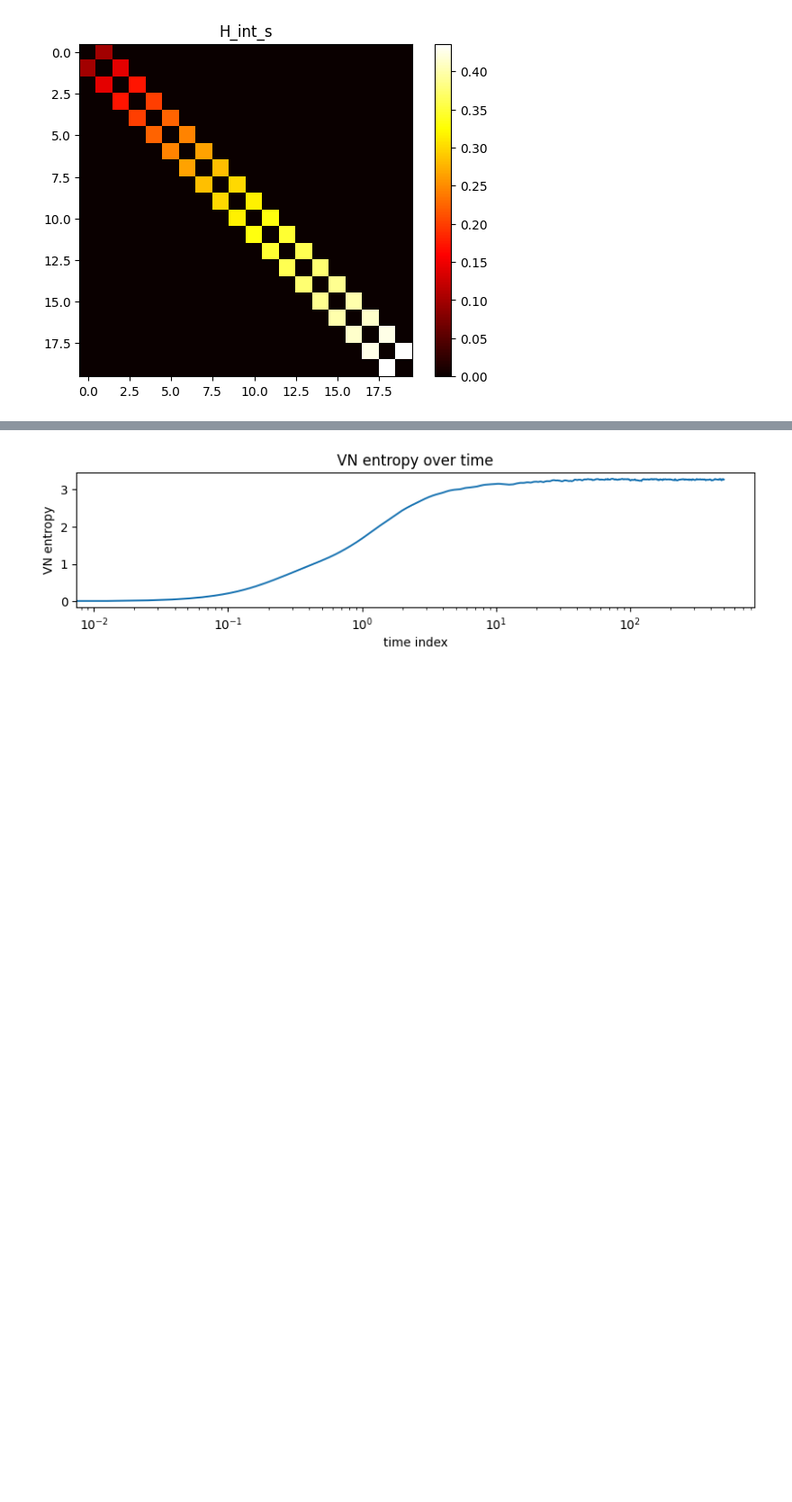
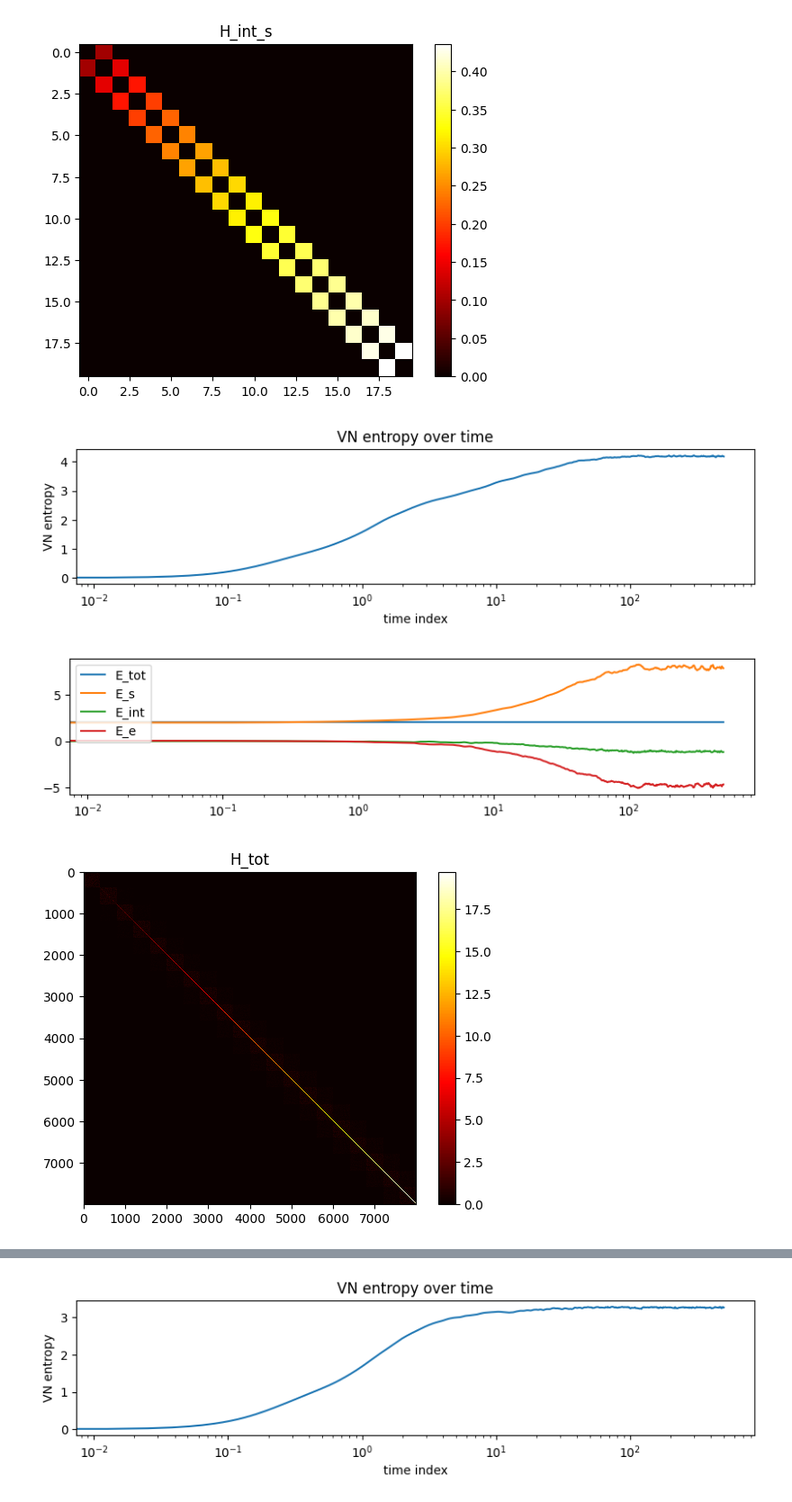
Before and after one commit to MarinAndreGirard/ACL, a Jupyter notebook: Working/thermalization.ipynb, the cells around one changed output, grey strips where cells are left out. Shown at 90% size. Cells and saved outputs as stored; diff of their text form; code cells hidden in the pictures; blank space fills up the shorter version.

```diff
--- a/Working/thermalization.ipynb
+++ b/Working/thermalization.ipynb
@@ -136,14 +136,18 @@ eigen = eig(H_list)
 # %%
 plot_VN(result,tlist,1)
 plt.show()
-[E_tot,E_s,E_int,E_e]=exp_val_time(result, H_list, info)
+[E_tot,E_s,E_int,E_e]=exp_val_time(result, H_list, tlist)
 plt.figure(figsize=(10, 2))
 plt.plot(tlist,E_tot)
 plt.plot(tlist,E_s)
 plt.plot(tlist,E_int)
 plt.plot(tlist,E_e)
 plt.xscale("log")
 plt.legend(["E_tot","E_s","E_int","E_e"])
 plt.show()
 
 plot_hamiltonians(H_list)
+# %% [output]
+[figure, added]
+[figure, added]
+[figure, added]
```
Also changed, not shown: parts of 7 cells of this notebook, 7 other files.
